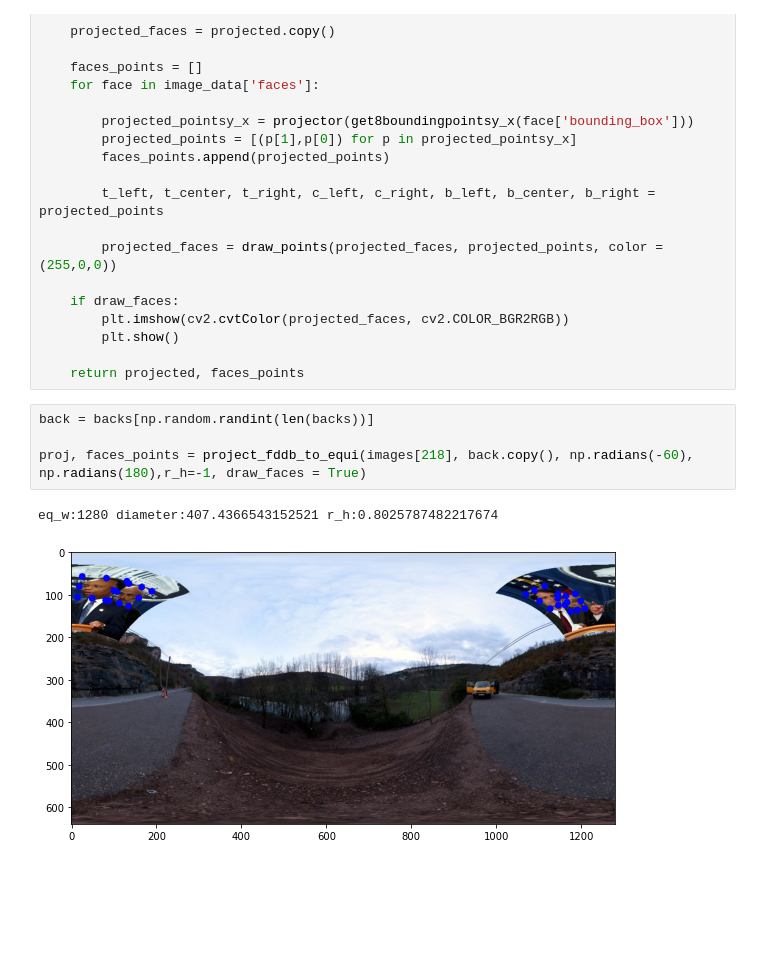
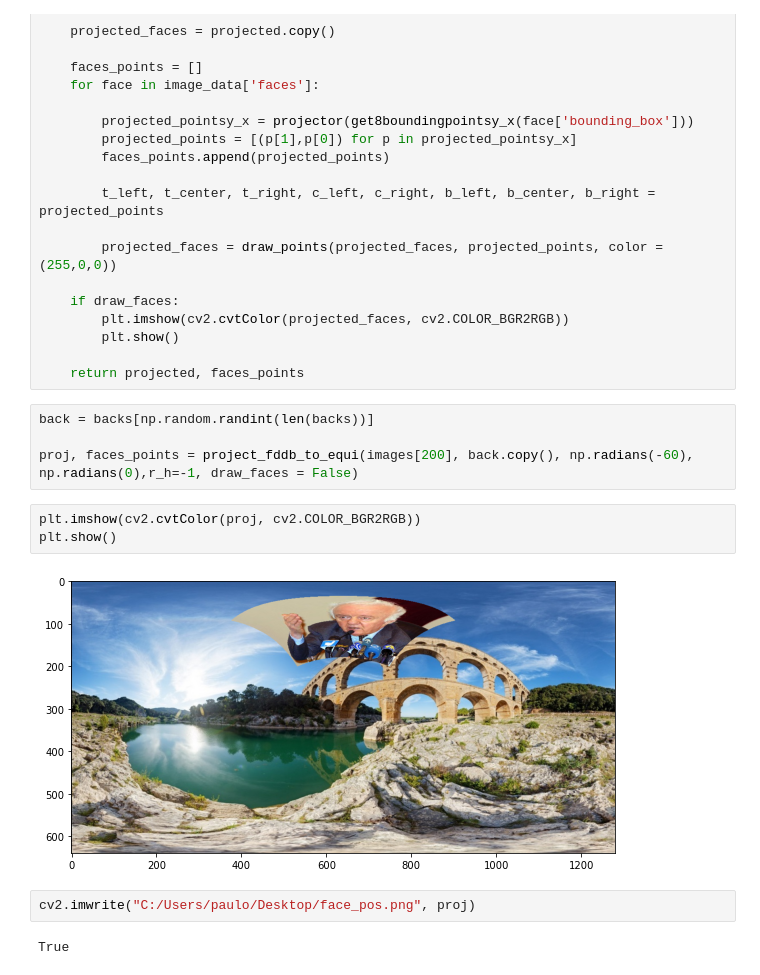
Before and after one commit to TeleMidia/faces360, a Jupyter notebook: ipynb/FDDB_projector.ipynb, the cells around one changed output. Drawn from its saved outputs; the diff is of its cells as text; blank space fills up the shorter version.

```diff
--- a/ipynb/FDDB_projector.ipynb
+++ b/ipynb/FDDB_projector.ipynb
@@ -53,7 +53,13 @@ def project_fddb_to_equi(image_data, back, phi, theta, r_h = 1, draw_faces = Fal
 # %%
 back = backs[np.random.randint(len(backs))]
 
-proj, faces_points = project_fddb_to_equi(images[218], back.copy(), np.radians(-60), np.radians(180),r_h=-1, draw_faces = True)
+proj, faces_points = project_fddb_to_equi(images[200], back.copy(), np.radians(-60), np.radians(0),r_h=-1, draw_faces = False)
-# %% [output]
-eq_w:1280 diameter:407.4366543152521 r_h:0.8025787482217674
-[figure, removed]
+# %%
+plt.imshow(cv2.cvtColor(proj, cv2.COLOR_BGR2RGB))
+plt.show()
+# %% [output]
+[figure, added]
+# %%
+cv2.imwrite("C:/Users/paulo/Desktop/face_pos.png", proj)
+# %% [output]
+True
```
Also changed, not shown: parts of 1 cell of this notebook, 2 other files.
